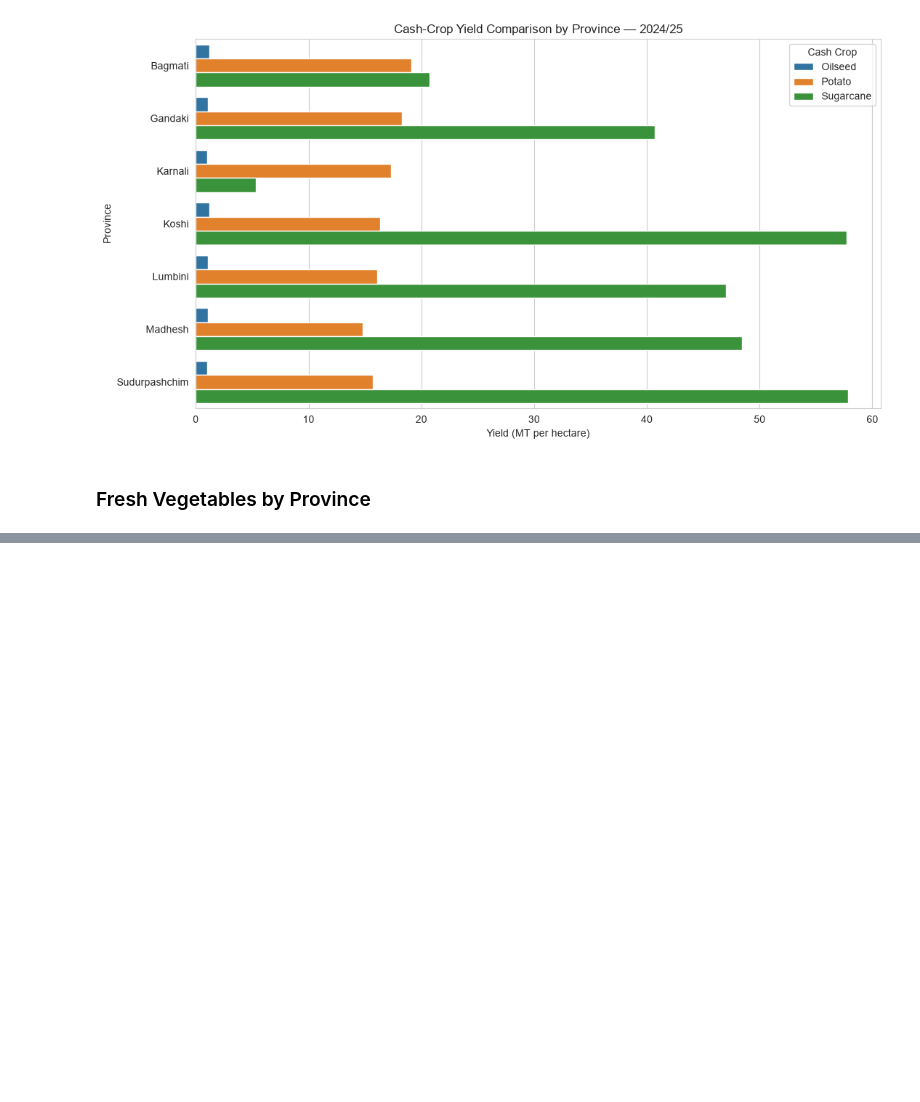
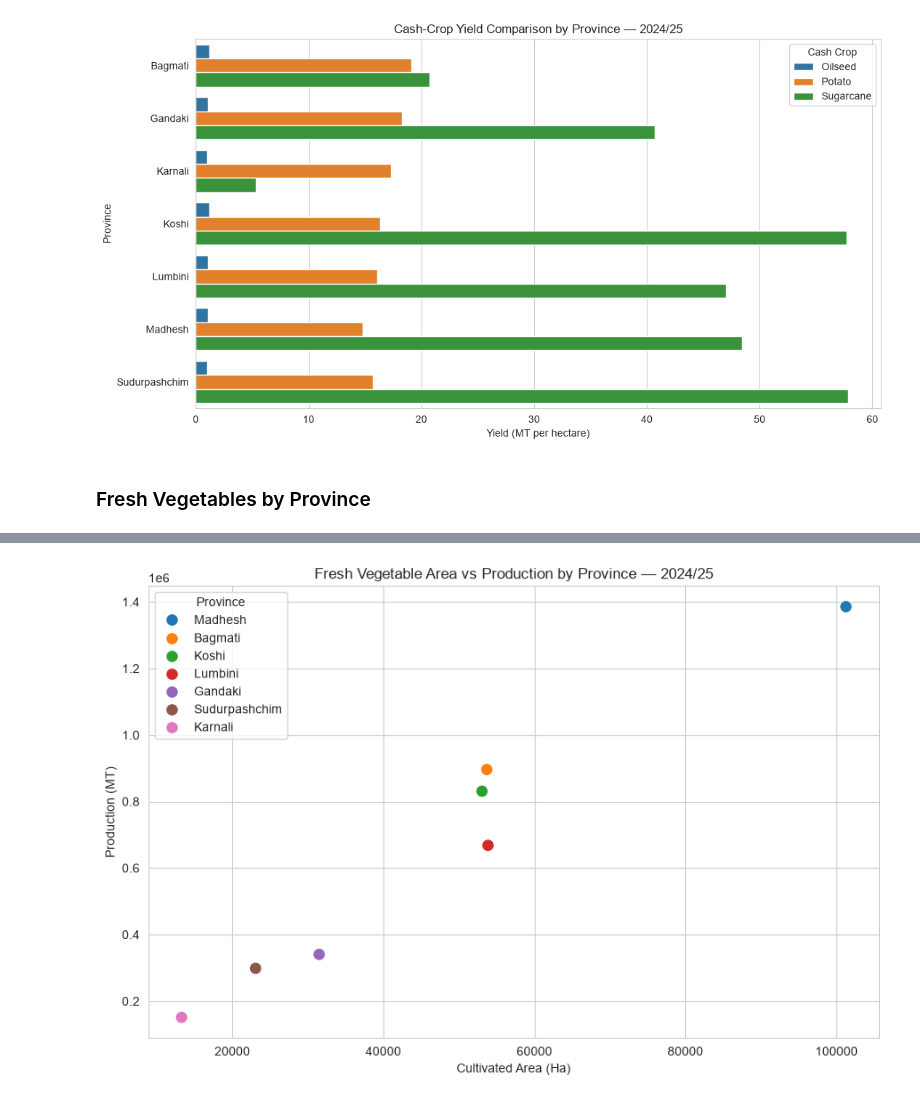
Before and after one commit to Srijan0113/Nepal_Agriculture_Analysis, a Jupyter notebook: Python/04_Province_and_District_Analysis.ipynb, the cells around one changed output, grey strips where cells are left out. Drawn from its saved outputs; the diff is of its cells as text; code cells hidden in the pictures; blank space fills up the shorter version.

```diff
--- a/Python/04_Province_and_District_Analysis.ipynb
+++ b/Python/04_Province_and_District_Analysis.ipynb
@@ -531,0 +568,10 @@ plt.show()
+# %%
+vegetable_area_production = (
+    province_vegetable_df[
+        ["Province", "Area_Ha", "Production_Mt"]
+    ]
+    .sort_values("Production_Mt", ascending=False)
+    .reset_index(drop=True)
+)
+
+display(vegetable_area_production)
@@ -531,0 +587,18 @@ plt.show()
+# %%
+plt.figure(figsize=(9, 6))
+
+sns.scatterplot(
+    data=vegetable_area_production,
+    x="Area_Ha",
+    y="Production_Mt",
+    hue="Province",
+    s=100
+)
+
+plt.title("Fresh Vegetable Area vs Production by Province — 2024/25")
+plt.xlabel("Cultivated Area (Ha)")
+plt.ylabel("Production (MT)")
+plt.tight_layout()
+plt.show()
+# %% [output]
+[figure, added]
```
Also changed, not shown: parts of 13 cells of this notebook.
